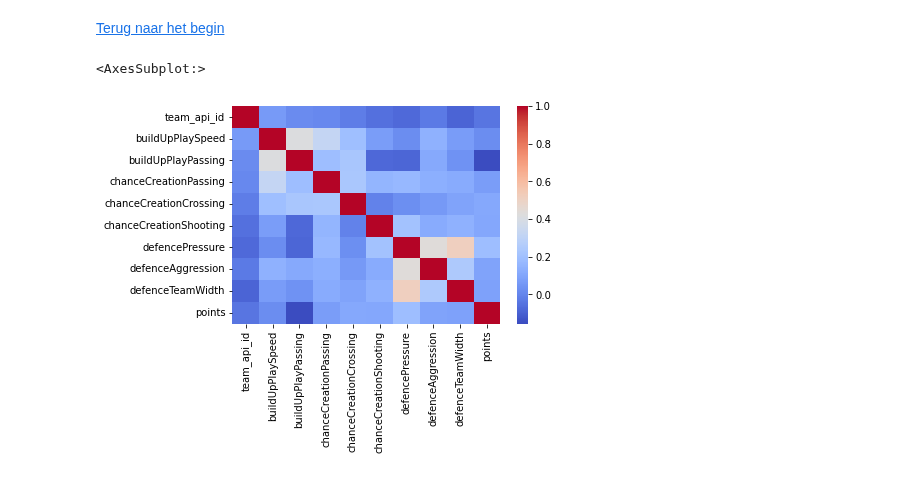
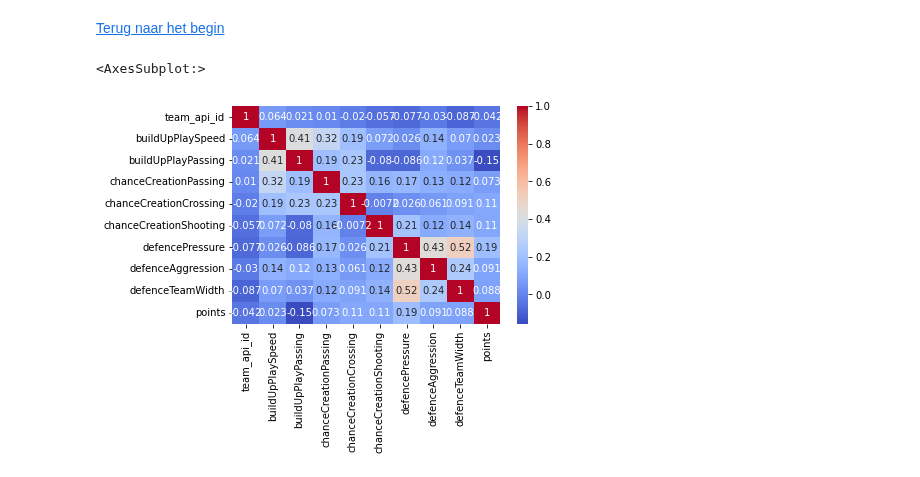
Before and after one commit to BJHeemskerk/DataLab2_2023, a Jupyter notebook: DataLab2_Groep_3B.ipynb, the cells around one changed output. Drawn from its saved outputs; the diff is of its cells as text; code cells hidden in the pictures.

Commit message:
visualisatie aanpassingen bitches

```diff
--- a/DataLab2_Groep_3B.ipynb
+++ b/DataLab2_Groep_3B.ipynb
@@ -757,12 +757,12 @@ for col in team_attributes_points.columns:
 ... (10 outputs left out)
 # %% [markdown]
 [Terug naar het begin](#begin)
-# %%
-# Compute the correlation matrix for the relevant columns
-corr2 = team_attributes_points.corr()
-
-# Plot the correlation matrix using seaborn's heatmap function
-sns.heatmap(corr2, cmap='coolwarm', annot=False)
-# %% [output]
-<AxesSubplot:>
-[figure, removed]
+# %%
+# Compute the correlation matrix for the relevant columns
+corr2 = team_attributes_points.corr()
+
+# Plot the correlation matrix using seaborn's heatmap function
+sns.heatmap(corr2, cmap='coolwarm', annot=True)
+# %% [output]
+<AxesSubplot:>
+[figure, added]
```
Also changed, not shown: parts of 2 cells of this notebook.
